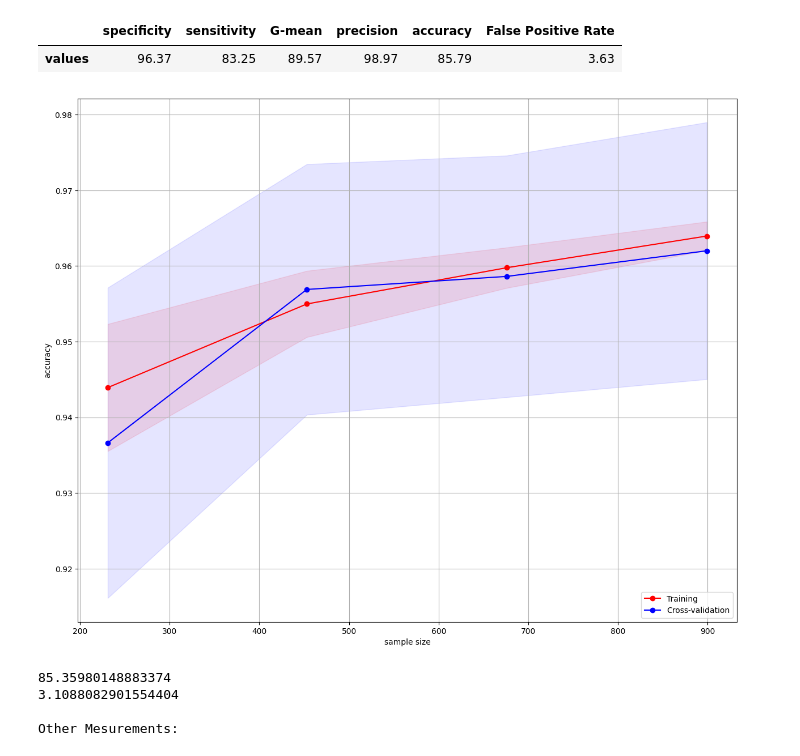
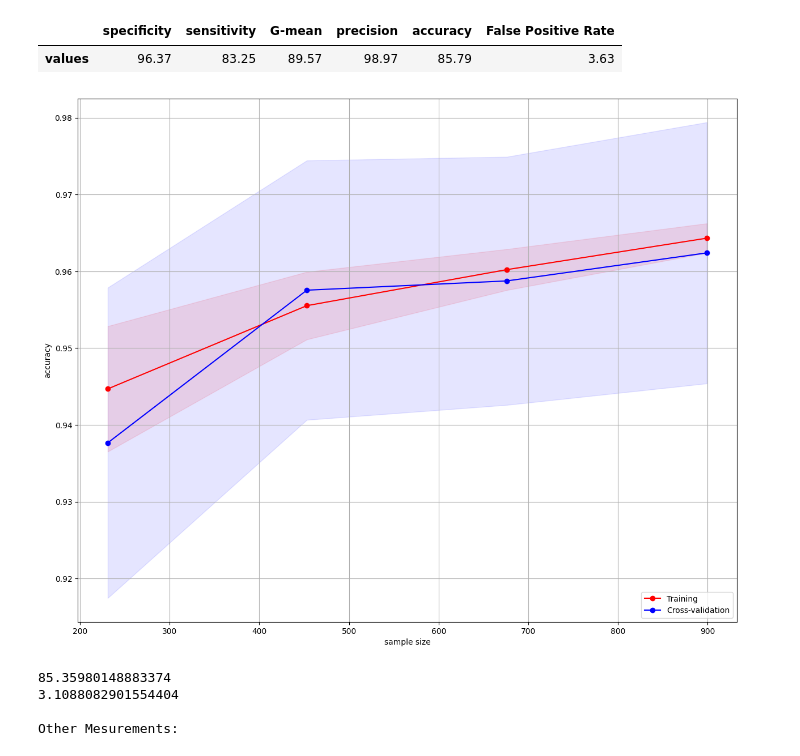
Before and after one commit to AndreasP-92/ai-mandatory-I, a Jupyter notebook: main.ipynb, the cells around one changed output. Drawn from its saved outputs; the diff is of its cells as text; code cells hidden in the pictures.

```diff
--- a/main.ipynb
+++ b/main.ipynb
@@ -862,30 +865,30 @@ from sklearn.model_selection import learning_curve
 from sklearn.linear_model import SGDClassifier
 # %%
 penalty = {
-    0: 12,
+    0: 14,
     1: 1
 }
 lr = LogisticRegression(C=0.01,penalty='l2',class_weight=penalty)
 
 
 train_size,train_scores,test_scores = learning_curve(lr,features_scaled,target,train_sizes=np.linspace(.01,1.0,5),cv=10,
                                                     scoring='roc_auc',exploit_incremental_learning=False,n_jobs=-1)
 mean_train = np.mean(train_scores,axis=1)
 upper_train = np.clip(mean_train + np.std(train_scores,axis=1),0,1)
 lower_train = np.clip(mean_train - np.std(train_scores,axis=1),0,1)
 mean_test = np.mean(test_scores,axis=1)
 upper_test = np.clip(mean_test + np.std(test_scores,axis=1),0,1)
 lower_test = np.clip(mean_test - np.std(test_scores,axis=1),0,1)
 plt.plot(train_size,mean_train,'ro-',label='Training')
 plt.fill_between(train_size,upper_train,lower_train,alpha=0.1,color='r')
 plt.plot(train_size,mean_test,'bo-', label='Cross-validation')
 plt.fill_between(train_size, upper_test, lower_test, alpha=0.1,color='b')
 plt.grid()
 plt.xlabel('sample size') # adds label to x axis
 plt.ylabel('accuracy') # adds label to y axis
 plt.legend(loc='lower right', numpoints= 1)
 plt.show()
 # %% [output]
-[figure, old version]
+[figure, new version]
 # %%
 penalty = {
```
Also changed, not shown: parts of 7 cells of this notebook.
